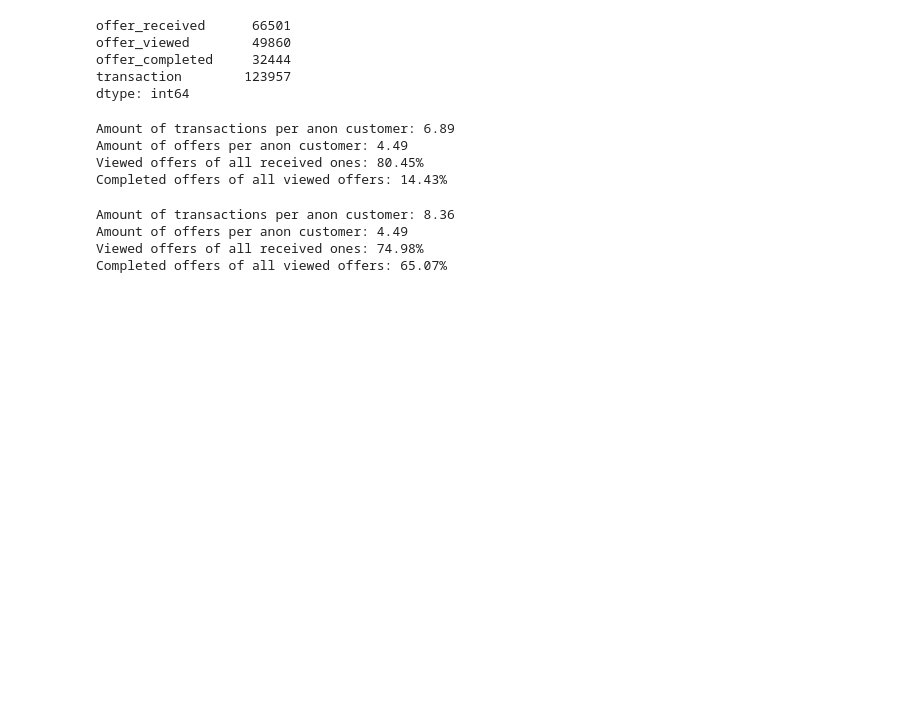
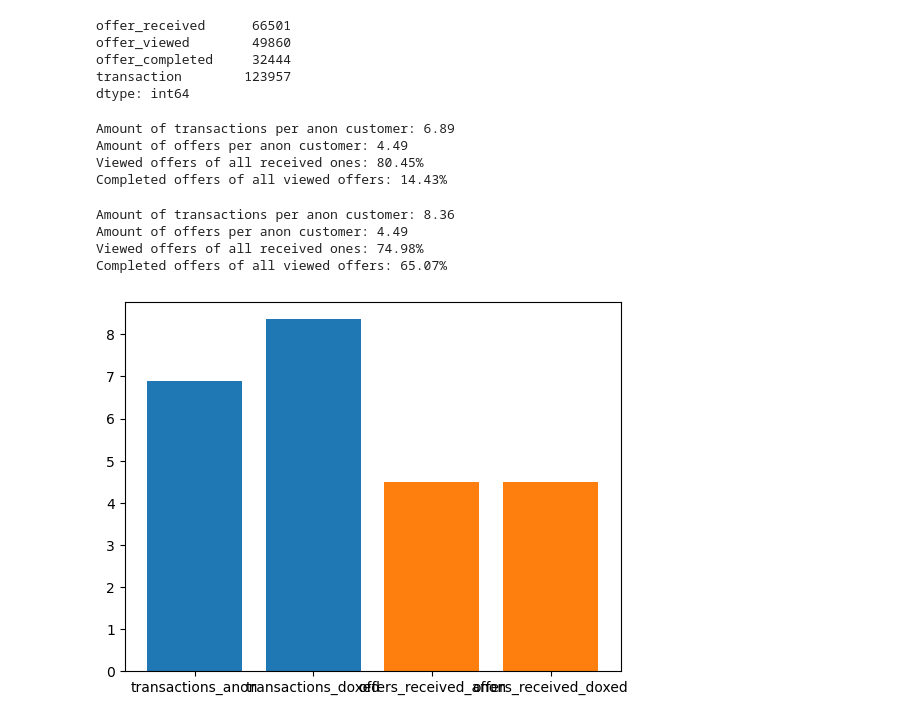
Before and after one commit to Daniel-Hutcheson/starbucks_capstone_project, a Jupyter notebook: Starbucks_Capstone_notebook.ipynb, the cells around one changed output. Saved outputs shown, nothing was run; the diff lists cells and outputs as text; code cells hidden in the pictures; blank space fills up the shorter version.

```diff
--- a/Starbucks_Capstone_notebook.ipynb
+++ b/Starbucks_Capstone_notebook.ipynb
@@ -728,3 +728,12 @@ Amount of transactions per anon customer: 8.36
 Amount of offers per anon customer: 4.49
 Viewed offers of all received ones: 74.98%
 Completed offers of all viewed offers: 65.07%
+# %%
+fig, ax = plt.subplots()
+
+ax.bar(['transactions_anon', 'transactions_doxed'], [transactions_anon, transactions_doxed])
+ax.bar(['offers_received_anon','offers_received_doxed'], [offers_received_anon, offers_received_doxed])
+
+plt.show()
+# %% [output]
+[figure, added]
```
